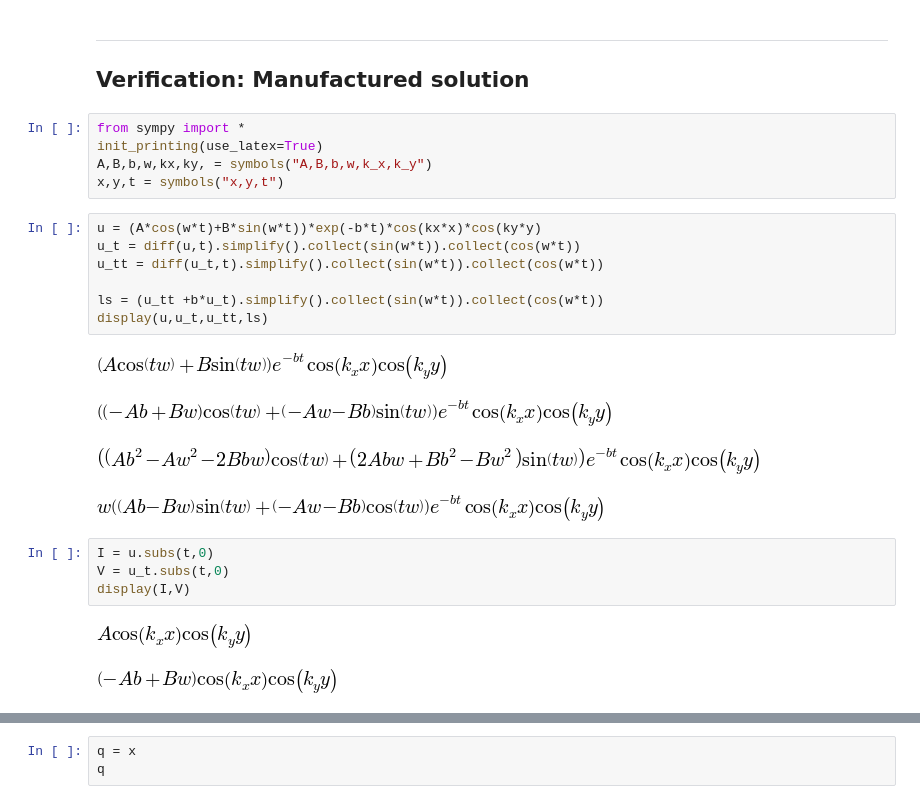
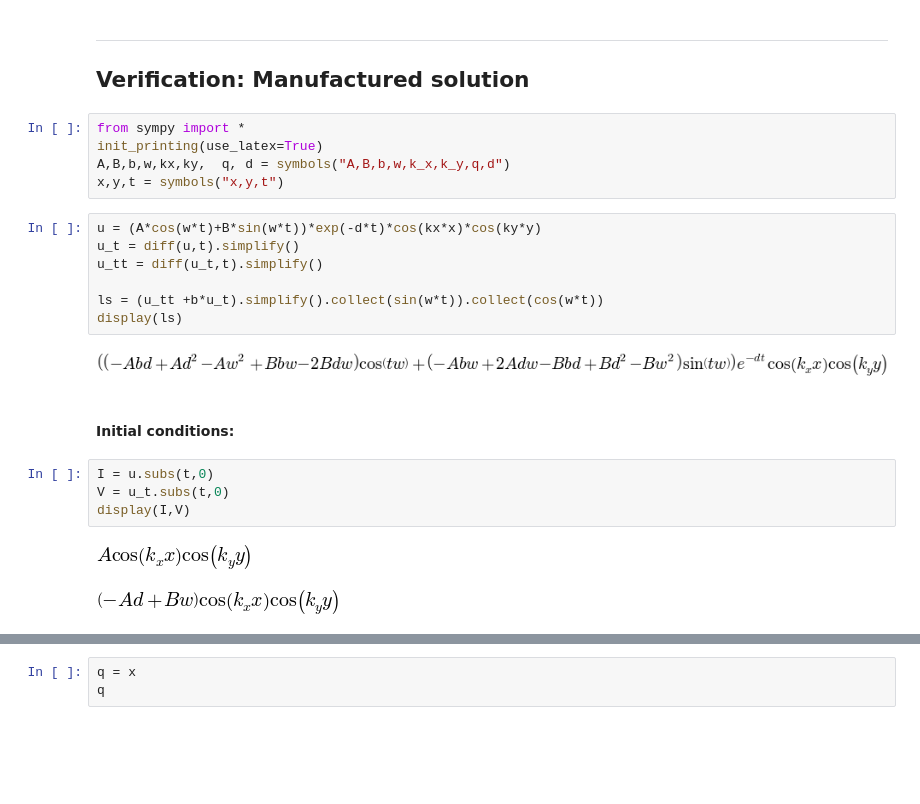
Before and after one commit to miladh/inf5620, a Jupyter notebook: waveEquation/doc/src/waveEquation.ipynb, the cells around one changed output, grey strips where cells are left out. Cells and saved outputs as stored; diff of their text form; blank space fills up the shorter version.

```diff
--- a/waveEquation/doc/src/waveEquation.ipynb
+++ b/waveEquation/doc/src/waveEquation.ipynb
@@ -524,24 +524,23 @@ $$\begin{bmatrix}\frac{1}{2} b\end{bmatrix}$$
 # %%
 from sympy import *
 init_printing(use_latex=True)
-A,B,b,w,kx,ky, = symbols("A,B,b,w,k_x,k_y")
+A,B,b,w,kx,ky,  q, d = symbols("A,B,b,w,k_x,k_y,q,d")
 x,y,t = symbols("x,y,t")
 # %%
-u = (A*cos(w*t)+B*sin(w*t))*exp(-b*t)*cos(kx*x)*cos(ky*y)
-u_t = diff(u,t).simplify().collect(sin(w*t)).collect(cos(w*t))
-u_tt = diff(u_t,t).simplify().collect(sin(w*t)).collect(cos(w*t))
+u = (A*cos(w*t)+B*sin(w*t))*exp(-d*t)*cos(kx*x)*cos(ky*y)
+u_t = diff(u,t).simplify()
+u_tt = diff(u_t,t).simplify()
 
 ls = (u_tt +b*u_t).simplify().collect(sin(w*t)).collect(cos(w*t))
-display(u,u_t,u_tt,ls)
+display(ls)
 # %% [output]
-[figure, old version]
+[figure, new version]
-[figure, removed]
-[figure, removed]
-[figure, removed]
+# %% [markdown]
+#### Initial conditions:
 # %%
 I = u.subs(t,0)
 V = u_t.subs(t,0)
 display(I,V)
 # %% [output]
 [figure]
-[figure, old version]
+[figure, new version]
```
Also changed, not shown: parts of 6 cells of this notebook, 1 other file.
